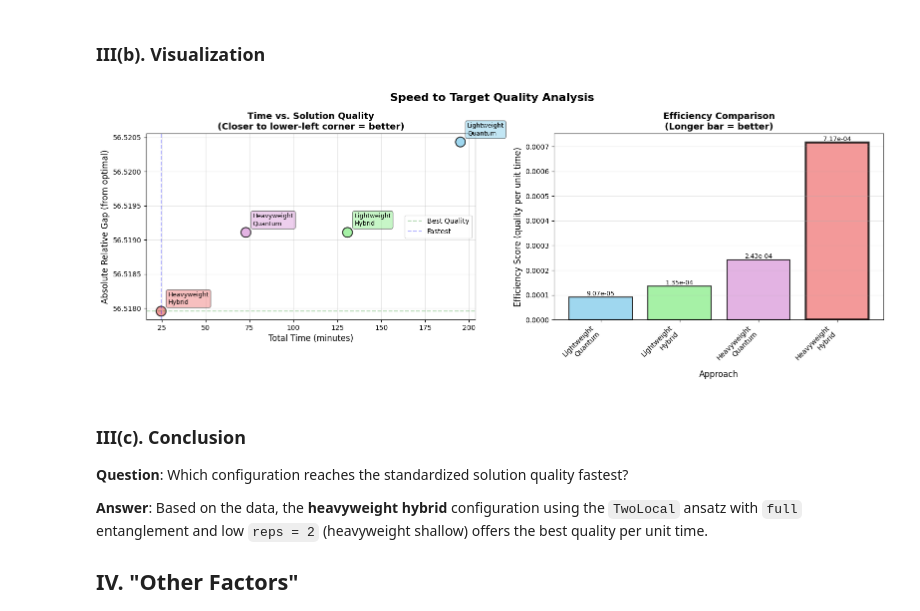
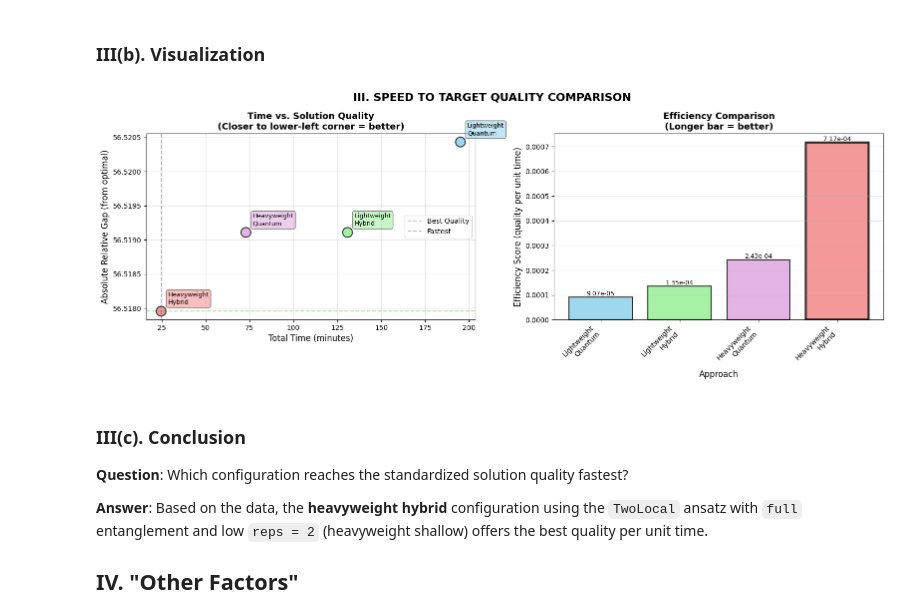
Before and after one commit to lawun330/quantum-portfolio-optimization-remake, a Jupyter notebook: project/approach_analysis.ipynb, the cells around one changed output. Cells and saved outputs as stored; diff of their text form; code cells hidden in the pictures.

```diff
--- a/project/approach_analysis.ipynb
+++ b/project/approach_analysis.ipynb
@@ -1408,7 +1408,7 @@ Ranking by Efficiency (more quality per unit time = better):
 # %%
 # create visualization
 fig, axes = plt.subplots(1, 2, figsize=(16, 6))
-fig.suptitle('Speed to Target Quality Analysis', fontsize=16, fontweight='bold')
+fig.suptitle('III. SPEED TO TARGET QUALITY COMPARISON', fontsize=16, fontweight='bold')
 
 # prepare data
 experiment_names = [name.replace('_', '\n') for name in df_speed['experiment_id']]
@@ -1443,34 +1443,34 @@ axes[0].legend(fontsize=10)
 ######################################################################################
 # plot 2: bar chart - efficiency comparison
 
 x = np.arange(len(experiment_names))
 efficiencies = df_speed['efficiency'].values
 bars = axes[1].bar(x, efficiencies, color=colors, alpha=0.8, edgecolor='black', linewidth=1.5)
 
 axes[1].set_xlabel('Approach', fontsize=12)
 axes[1].set_ylabel('Efficiency Score (quality per unit time)', fontsize=12)
 axes[1].set_title('Efficiency Comparison\n(Longer bar = better)', fontsize=13, fontweight='bold')
 axes[1].set_xticks(x)
 axes[1].set_xticklabels(experiment_names, rotation=45, ha='right', fontsize=10)
 axes[1].grid(True, alpha=0.3, axis='y')
 
 # add value labels on bars (show original values)
 for bar, val in zip(bars, efficiencies):
     height = bar.get_height()
     axes[1].text(bar.get_x() + bar.get_width()/2., height,
                 f'{val:.2e}', ha='center', va='bottom', fontsize=9)
 
 # highlight best approach
 best_idx = np.argmax(efficiencies)
 bars[best_idx].set_edgecolor('black')
 bars[best_idx].set_linewidth(3)
 
 ######################################################################################
 
 plt.tight_layout()
 plt.show()
 # %% [output]
-[figure, old version]
+[figure, new version]
 # %% [markdown]
 ### III(c). Conclusion
 
```
Also changed, not shown: parts of 6 cells of this notebook.
